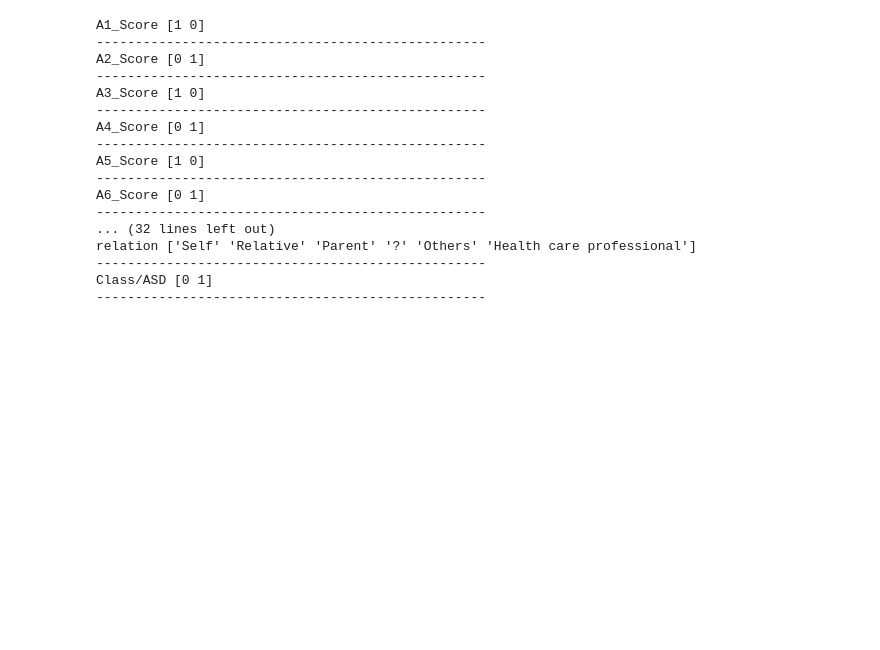
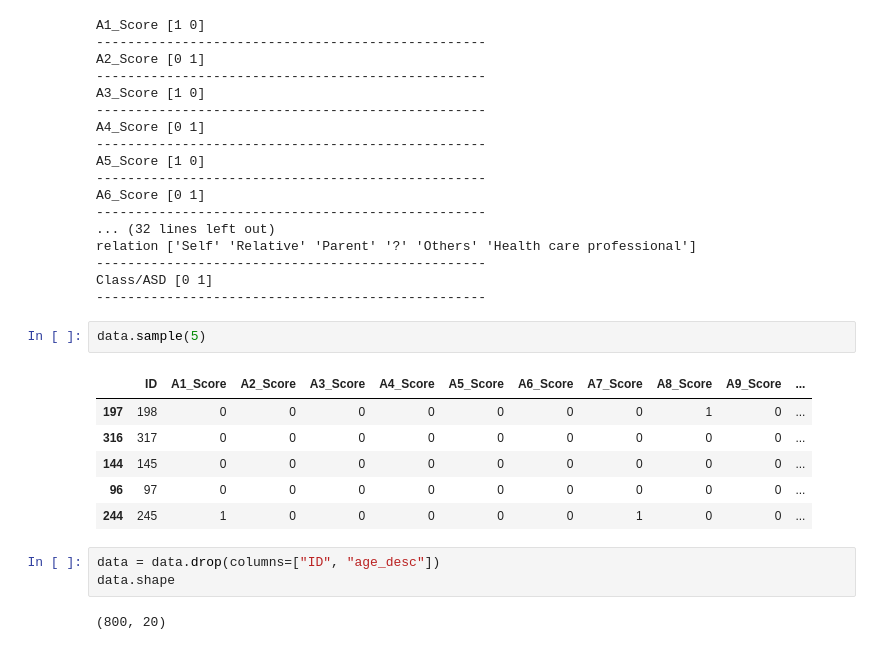
Before and after one commit to kamijoseph/Autism-Model, a Jupyter notebook: notebooks/main.ipynb, the cells around one changed output. Cells and saved outputs as stored; diff of their text form; blank space fills up the shorter version.

```diff
--- a/notebooks/main.ipynb
+++ b/notebooks/main.ipynb
@@ -161,3 +161,17 @@ relation ['Self' 'Relative' 'Parent' '?' 'Others' 'Health care professional']
 --------------------------------------------------
 Class/ASD [0 1]
 --------------------------------------------------
+# %%
+data.sample(5)
+# %% [output]
+|  | ID | A1_Score | A2_Score | A3_Score | A4_Score | A5_Score | A6_Score | A7_Score | A8_Score | A9_Score | ... |
+| 197 | 198 | 0 | 0 | 0 | 0 | 0 | 0 | 0 | 1 | 0 | ... |
+| 316 | 317 | 0 | 0 | 0 | 0 | 0 | 0 | 0 | 0 | 0 | ... |
+| 144 | 145 | 0 | 0 | 0 | 0 | 0 | 0 | 0 | 0 | 0 | ... |
+| 96 | 97 | 0 | 0 | 0 | 0 | 0 | 0 | 0 | 0 | 0 | ... |
+| 244 | 245 | 1 | 0 | 0 | 0 | 0 | 0 | 1 | 0 | 0 | ... |
+# %%
+data = data.drop(columns=["ID", "age_desc"])
+data.shape
+# %% [output]
+(800, 20)
```
Also changed, not shown: parts of 1 cell of this notebook.
